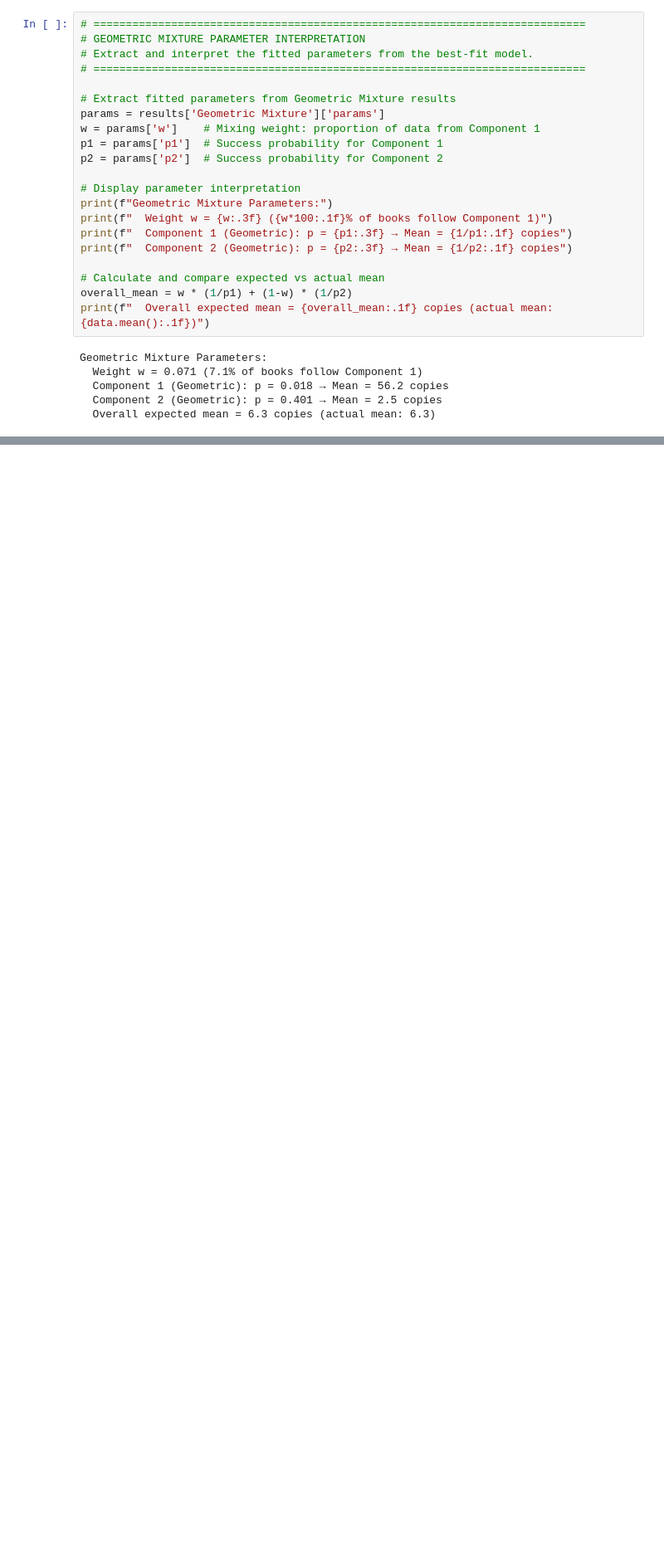
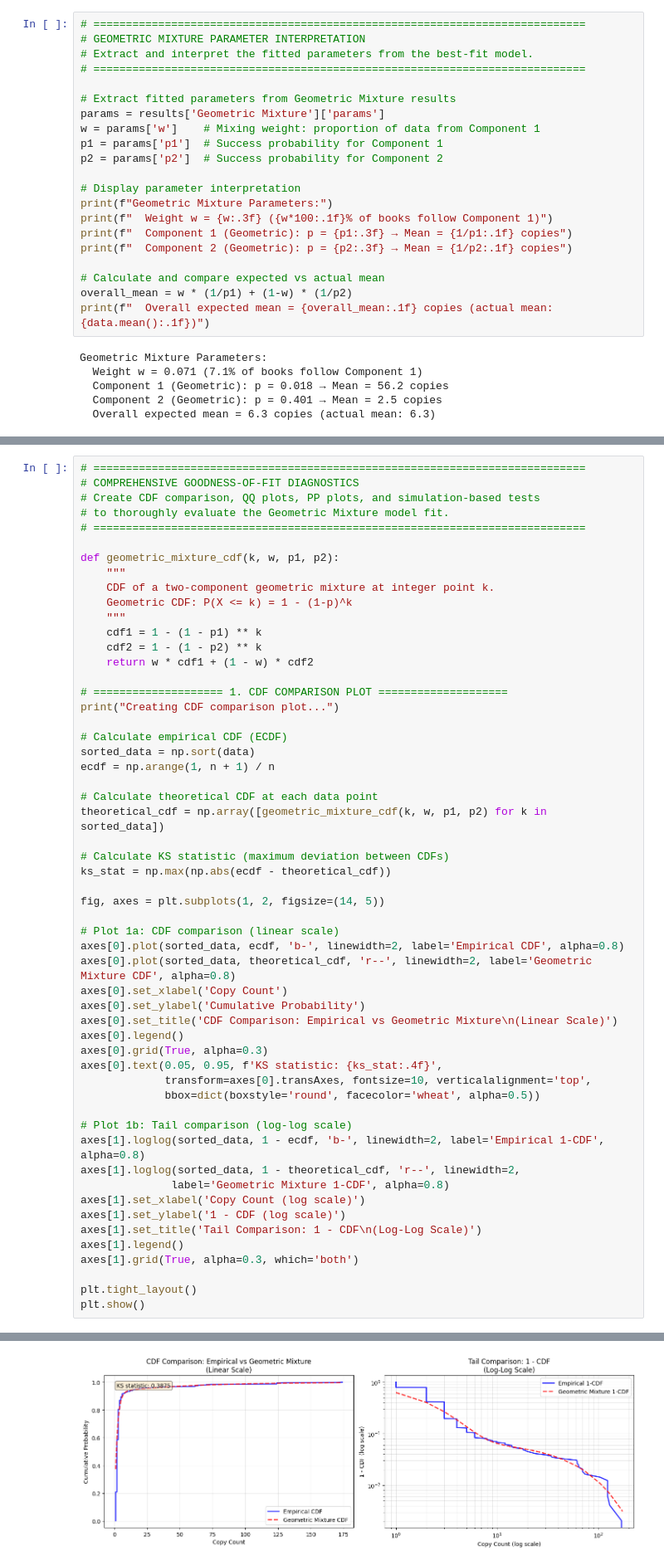
Before and after one commit to mustafaots/Library-Optimization-and-Book-Recommendation-Data-Mining-Project, a Jupyter notebook: notebooks/Data Preprocessor/catalogue-copycount-analysis.ipynb, the cells around one changed output, grey strips where cells are left out. Shown at 83% size. Cells and saved outputs as stored; diff of their text form; blank space fills up the shorter version.

```diff
--- a/notebooks/Data Preprocessor/catalogue-copycount-analysis.ipynb
+++ b/notebooks/Data Preprocessor/catalogue-copycount-analysis.ipynb
@@ -611,0 +400,56 @@ p ≈ 1.0   → model likely too flexible (mixtures warning)
+# %%
+# ============================================================================
+# COMPREHENSIVE GOODNESS-OF-FIT DIAGNOSTICS
+# Create CDF comparison, QQ plots, PP plots, and simulation-based tests
+# to thoroughly evaluate the Geometric Mixture model fit.
+# ============================================================================
+
+def geometric_mixture_cdf(k, w, p1, p2):
+    """
+    CDF of a two-component geometric mixture at integer point k.
+    Geometric CDF: P(X <= k) = 1 - (1-p)^k
+    """
+    cdf1 = 1 - (1 - p1) ** k
+    cdf2 = 1 - (1 - p2) ** k
+    return w * cdf1 + (1 - w) * cdf2
+
+# ==================== 1. CDF COMPARISON PLOT ====================
+print("Creating CDF comparison plot...")
+
+# Calculate empirical CDF (ECDF)
+sorted_data = np.sort(data)
+ecdf = np.arange(1, n + 1) / n
+
+# Calculate theoretical CDF at each data point
+theoretical_cdf = np.array([geometric_mixture_cdf(k, w, p1, p2) for k in sorted_data])
+
+# Calculate KS statistic (maximum deviation between CDFs)
+ks_stat = np.max(np.abs(ecdf - theoretical_cdf))
+
+fig, axes = plt.subplots(1, 2, figsize=(14, 5))
+
+# Plot 1a: CDF comparison (linear scale)
+axes[0].plot(sorted_data, ecdf, 'b-', linewidth=2, label='Empirical CDF', alpha=0.8)
+axes[0].plot(sorted_data, theoretical_cdf, 'r--', linewidth=2, label='Geometric Mixture CDF', alpha=0.8)
+axes[0].set_xlabel('Copy Count')
+axes[0].set_ylabel('Cumulative Probability')
+axes[0].set_title('CDF Comparison: Empirical vs Geometric Mixture\n(Linear Scale)')
+axes[0].legend()
+axes[0].grid(True, alpha=0.3)
+axes[0].text(0.05, 0.95, f'KS statistic: {ks_stat:.4f}',
+             transform=axes[0].transAxes, fontsize=10, verticalalignment='top',
+             bbox=dict(boxstyle='round', facecolor='wheat', alpha=0.5))
+
+# Plot 1b: Tail comparison (log-log scale)
+axes[1].loglog(sorted_data, 1 - ecdf, 'b-', linewidth=2, label='Empirical 1-CDF', alpha=0.8)
+axes[1].loglog(sorted_data, 1 - theoretical_cdf, 'r--', linewidth=2,
+              label='Geometric Mixture 1-CDF', alpha=0.8)
+axes[1].set_xlabel('Copy Count (log scale)')
+axes[1].set_ylabel('1 - CDF (log scale)')
+axes[1].set_title('Tail Comparison: 1 - CDF\n(Log-Log Scale)')
+axes[1].legend()
+axes[1].grid(True, alpha=0.3, which='both')
+
+plt.tight_layout()
+plt.show()
+# %% [output]
@@ -611,0 +457 @@ p ≈ 1.0   → model likely too flexible (mixtures warning)
+[figure, added]
```
Also changed, not shown: parts of 14 cells of this notebook, 4 other files.
